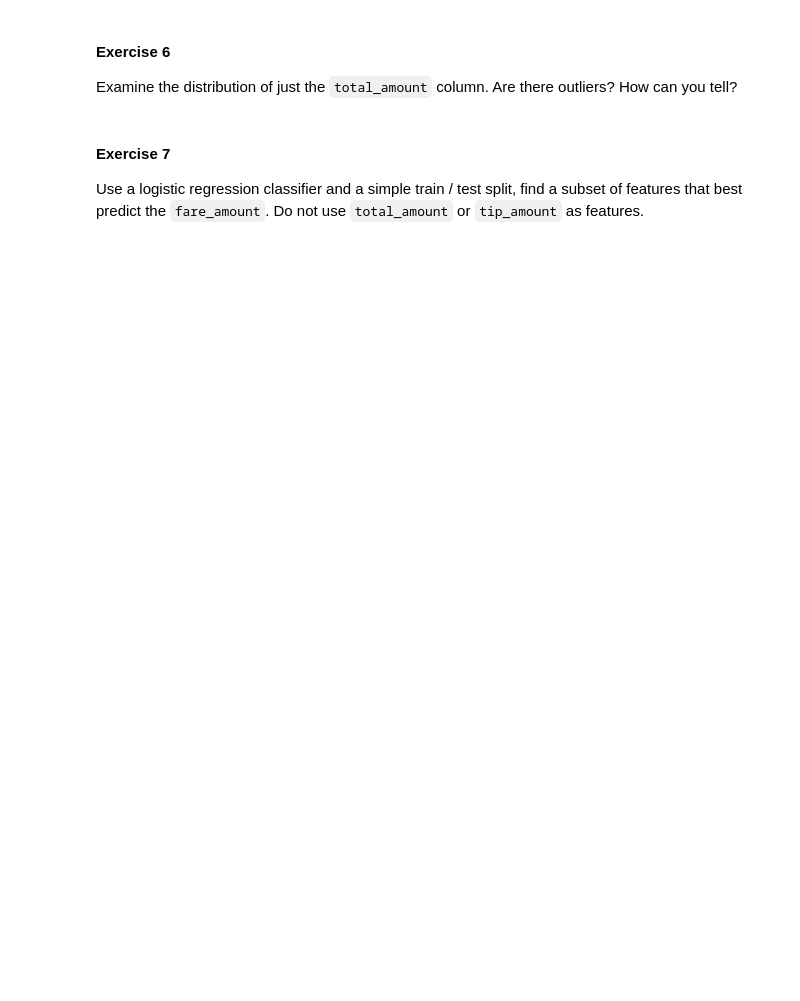
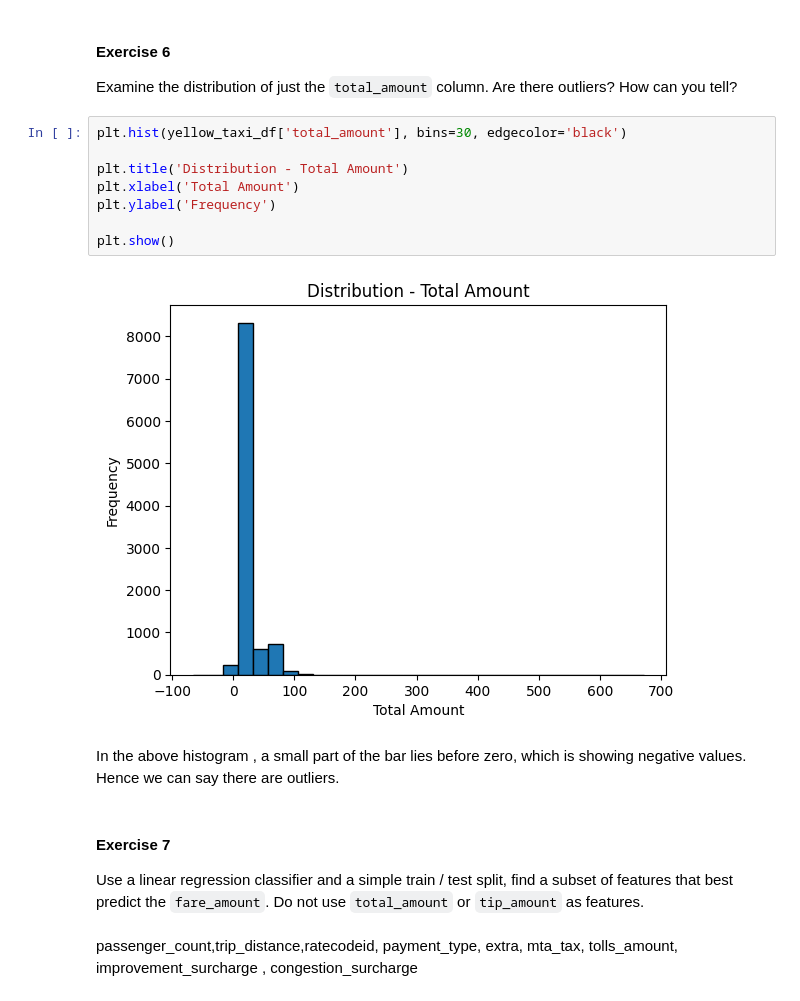
Before and after one commit to IST407-707/707-warm-up-assignment-2-vaishnavimeka27, a Jupyter notebook: assignment.ipynb, the cells around one changed output. Cells and saved outputs as stored; diff of their text form; blank space fills up the shorter version.

```diff
--- a/assignment.ipynb
+++ b/assignment.ipynb
@@ -136,7 +148,21 @@ Read the `2019_Yellow_Taxi_Trip_Data.csv` into Pandas. Use a scatter plot matrix
 #### Exercise 6
 
 Examine the distribution of just the `total_amount` column.  Are there outliers? How can you tell?
+# %%
+plt.hist(yellow_taxi_df['total_amount'], bins=30, edgecolor='black')
+
+plt.title('Distribution - Total Amount')
+plt.xlabel('Total Amount')
+plt.ylabel('Frequency')
+
+plt.show()
+# %% [output]
+[figure, added]
+# %% [markdown]
+In the above histogram , a small part of the bar lies before zero, which is showing negative values. Hence we can say there are outliers.
 # %% [markdown]
 #### Exercise 7
 
-Use a logistic regression classifier and a simple train / test split, find a subset of features that best predict the `fare_amount`.  Do not use `total_amount` or `tip_amount` as features.
+Use a linear regression classifier and a simple train / test split, find a subset of features that best predict the `fare_amount`.  Do not use `total_amount` or `tip_amount` as features.
+# %% [markdown]
+passenger_count,trip_distance,ratecodeid, payment_type, extra, mta_tax, tolls_amount, improvement_surcharge , congestion_surcharge
```
Also changed, not shown: parts of 5 cells of this notebook.
